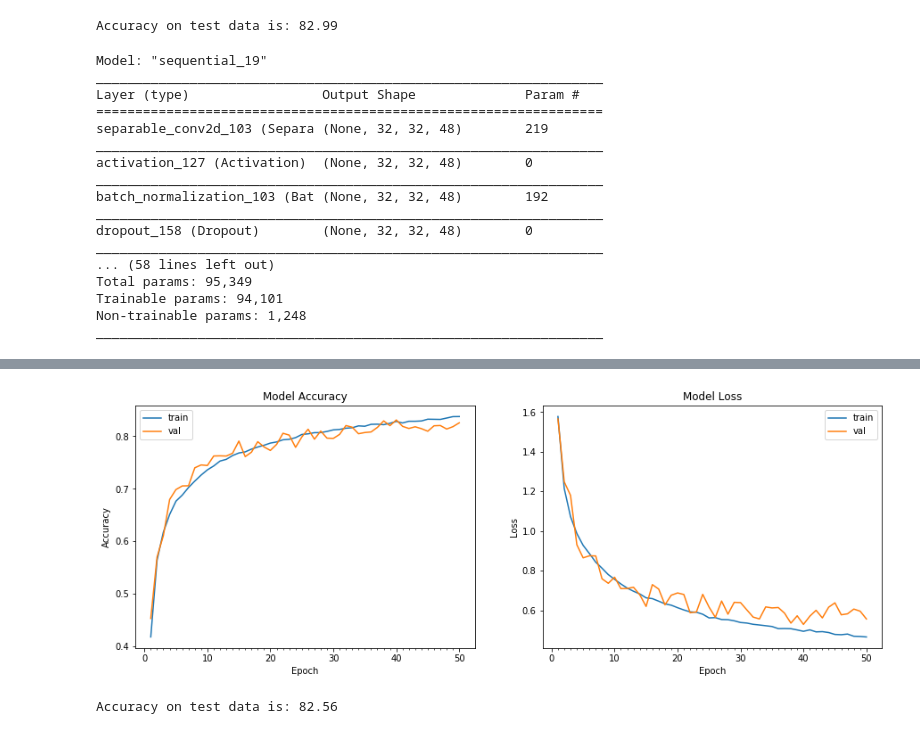
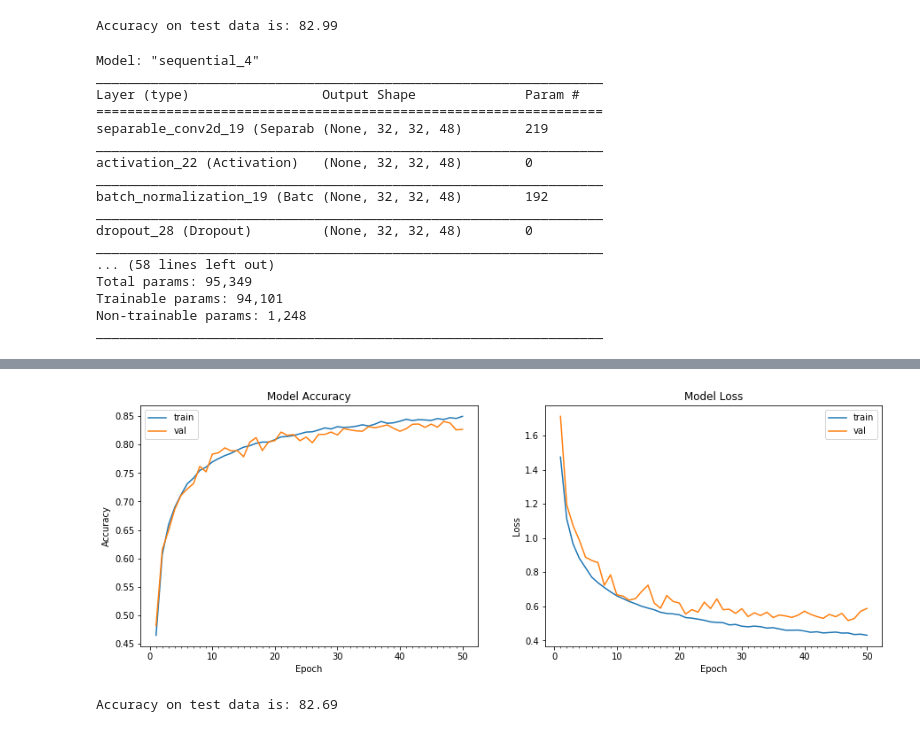
Before and after one commit to marsred/The_School_Of_AI, a Jupyter notebook: Session3/assignment.ipynb, the cells around one changed output, grey strips where cells are left out. Saved outputs shown, nothing was run; the diff lists cells and outputs as text; code cells hidden in the pictures.

```diff
--- a/Session3/assignment.ipynb
+++ b/Session3/assignment.ipynb
@@ -206,28 +213,28 @@ model.add(Dropout(0.2))
 model.add(Dense(num_classes, activation='softmax'))
 
 # learning rate
-#from keras.optimizers import Adam
-#from keras.callbacks import LearningRateScheduler
-#def scheduler(epoch, lr):
-#  return round(0.003 * 1/(1 + 0.4 * epoch), 10)
+from keras.optimizers import Adam
+from keras.callbacks import LearningRateScheduler
+def scheduler(epoch, lr):
+  return round(0.004 * 1/(1 + 0.2 * epoch), 10)
 
 # Compile the model
-#model.compile(optimizer=Adam(lr=0.003), loss='categorical_crossentropy', metrics=['accuracy'])
-model.compile(optimizer='adam', loss='categorical_crossentropy', metrics=['accuracy'])
+model.compile(optimizer=Adam(lr=0.004), loss='categorical_crossentropy', metrics=['accuracy'])
+#model.compile(optimizer='adam', loss='categorical_crossentropy', metrics=['accuracy'])
 # %%
 model.summary()
 # %% [output]
-Model: "sequential_19"
+Model: "sequential_4"
 _________________________________________________________________
 Layer (type)                 Output Shape              Param #
 =================================================================
-separable_conv2d_103 (Separa (None, 32, 32, 48)        219
+separable_conv2d_19 (Separab (None, 32, 32, 48)        219
 _________________________________________________________________
-activation_127 (Activation)  (None, 32, 32, 48)        0
+activation_22 (Activation)   (None, 32, 32, 48)        0
 _________________________________________________________________
-batch_normalization_103 (Bat (None, 32, 32, 48)        192
+batch_normalization_19 (Batc (None, 32, 32, 48)        192
 _________________________________________________________________
-dropout_158 (Dropout)        (None, 32, 32, 48)        0
+dropout_28 (Dropout)         (None, 32, 32, 48)        0
 _________________________________________________________________
 ... (58 lines left out)
 Total params: 95,349
@@ -246,7 +253,8 @@ start = time.time()
 # Train the model
 model_info = model.fit_generator(datagen.flow(train_features, train_labels, batch_size = 128),
                                  samples_per_epoch = train_features.shape[0], nb_epoch = 50,
-                                 validation_data = (test_features, test_labels), verbose=1)
+                                 validation_data = (test_features, test_labels), verbose=1,
+                                 callbacks=[LearningRateScheduler(scheduler, verbose=1)])
 end = time.time()
 print ("Model took %0.2f seconds to train"%(end - start))
 # plot model history
@@ -274,2 +282,2 @@ Model took 3262.13 seconds to train
-[figure, old version]
+[figure, new version]
-Accuracy on test data is: 82.56
+Accuracy on test data is: 82.69
```
Also changed, not shown: parts of 3 cells of this notebook.
